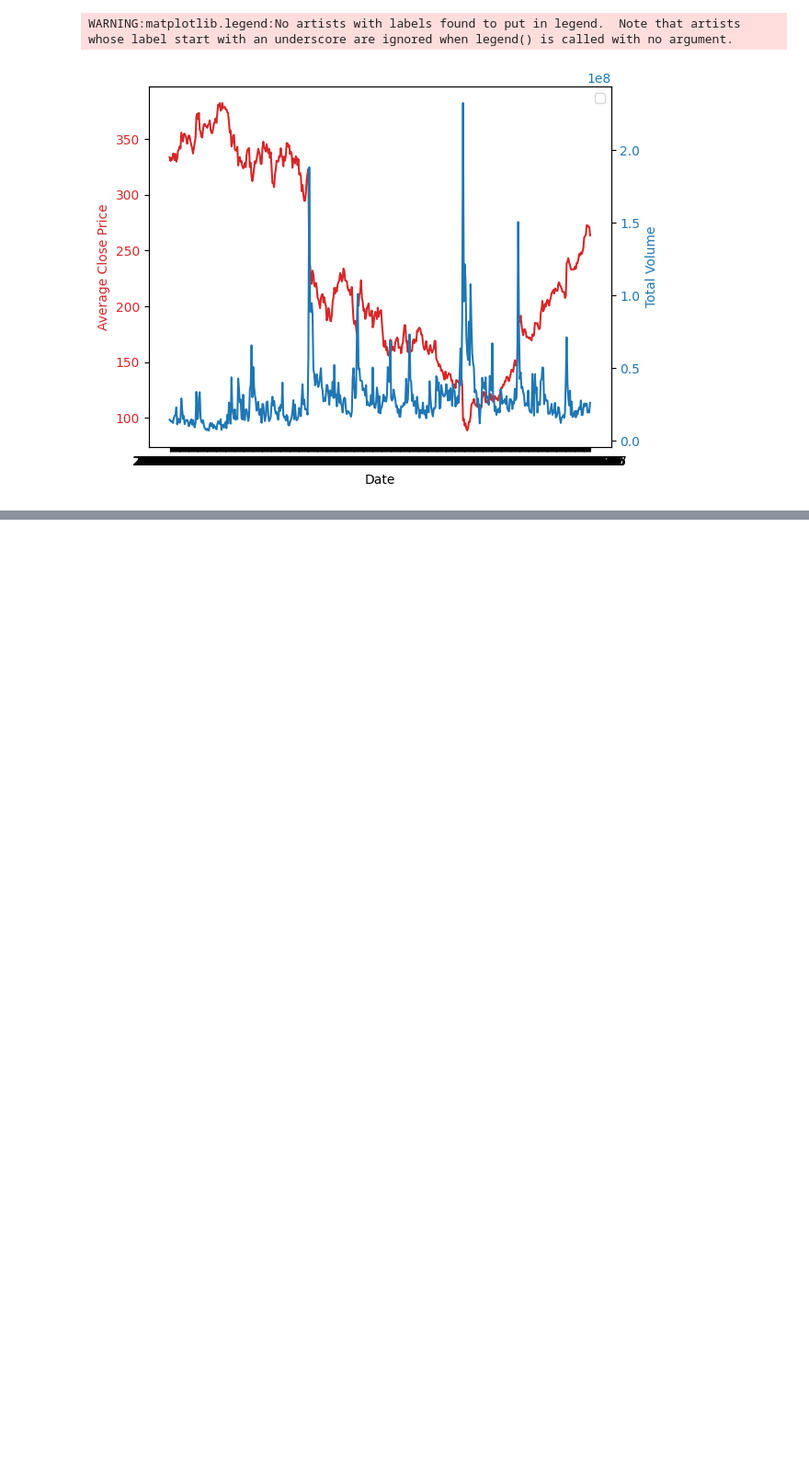
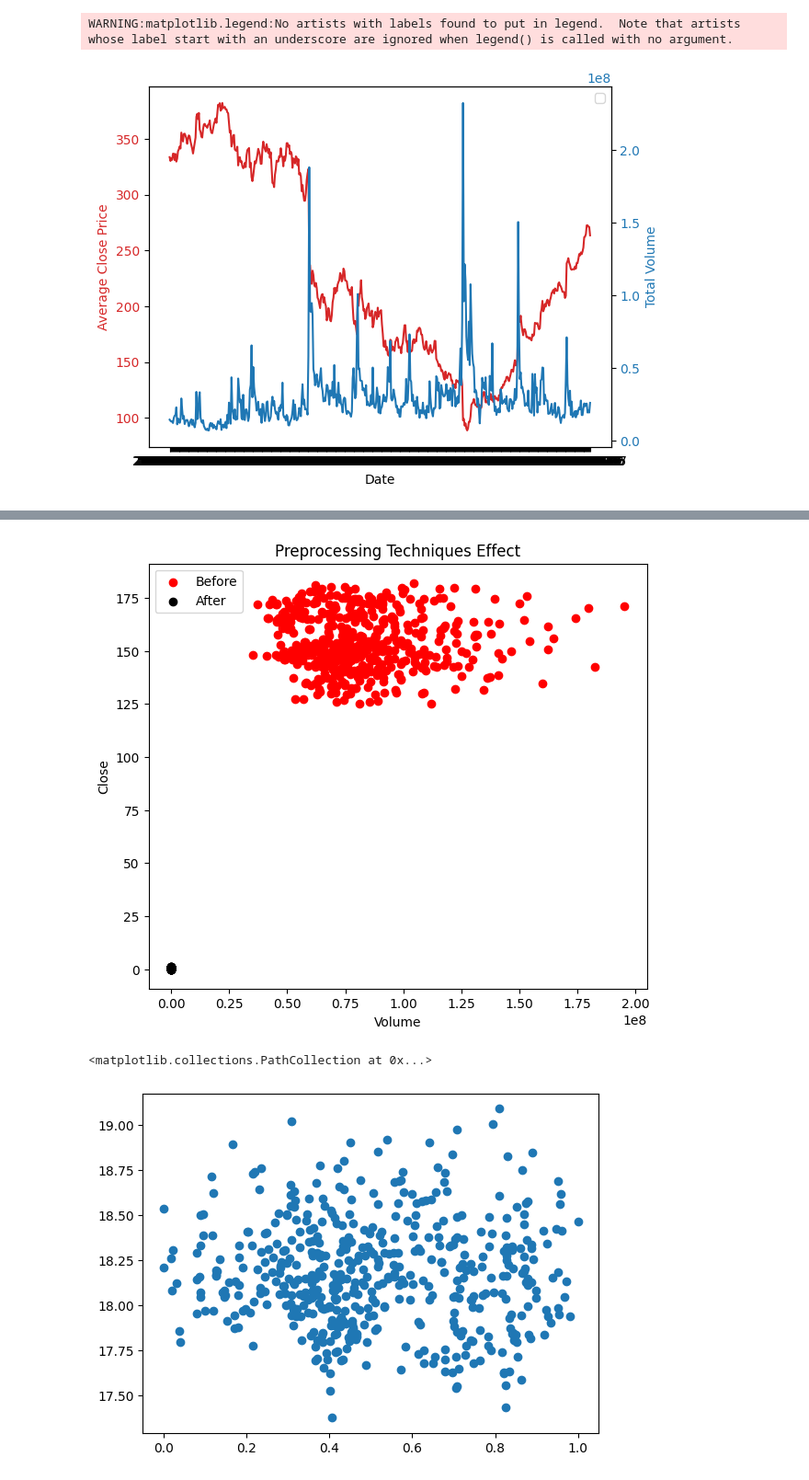
Before and after one commit to pranavgupta0001/yorkUCourses, a Jupyter notebook: eecs4412/eecs4412_phase2_d1.ipynb, the cells around one changed output, grey strips where cells are left out. Shown: that part at 92% size. Saved outputs shown, nothing was run; the diff lists cells and outputs as text; code cells hidden in the pictures; blank space fills up the shorter version.

```diff
--- a/eecs4412/eecs4412_phase2_d1.ipynb
+++ b/eecs4412/eecs4412_phase2_d1.ipynb
@@ -120,0 +156,24 @@ WARNING:matplotlib.legend:No artists with labels found to put in legend.  Note t
+# %%
+# Assume 'combined_df' is the combined dataframe containing the stock price data
+
+# Apply Min-Max scaling on 'Close' dimension
+combined_df = data[4]
+combined_df['Close_scaled'] = (combined_df['Close'] - combined_df['Close'].min()) / (combined_df['Close'].max() - combined_df['Close'].min())
+
+# Apply log transformation on 'Volume' dimension
+combined_df['Volume_log'] = np.log(combined_df['Volume'])
+
+# Create a scatter plot to compare the before and after data
+plt.figure(figsize=(7, 6))
+plt.scatter(combined_df['Volume'],combined_df['Close'], label='Before', color='red')
+plt.scatter(combined_df['Volume_log'], combined_df['Close_scaled'], label='After', color='black')
+plt.ylabel('Close')
+plt.xlabel('Volume')
+plt.title('Preprocessing Techniques Effect')
+plt.legend()
+plt.show()
+plt.scatter(combined_df['Close_scaled'], combined_df['Volume_log'], label='After Preprocessing')
+# %% [output]
+[figure, added]
+<matplotlib.collections.PathCollection at 0x...>
+[figure, added]
```
Also changed, not shown: parts of 5 cells of this notebook.
